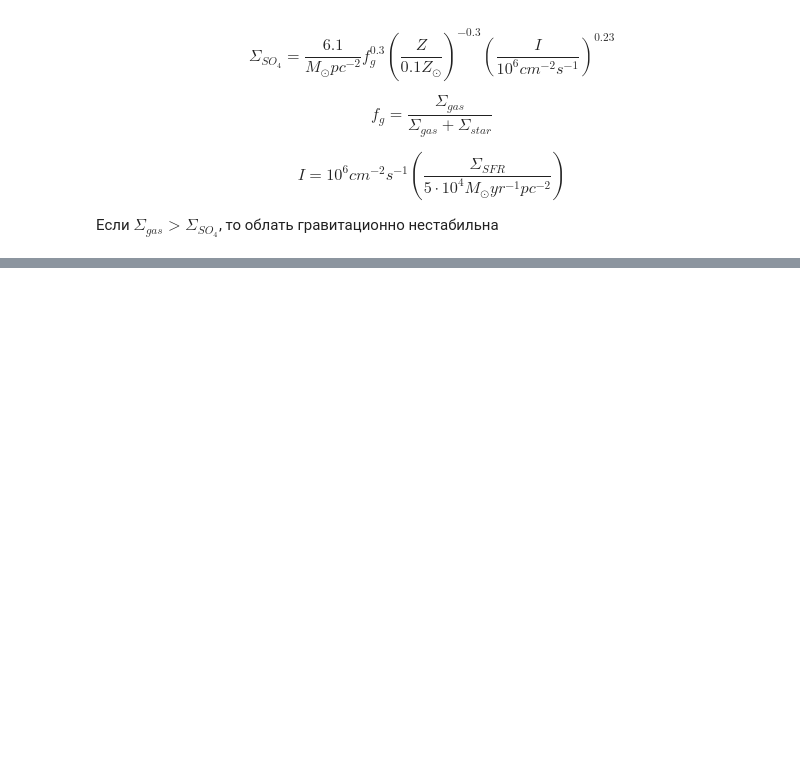
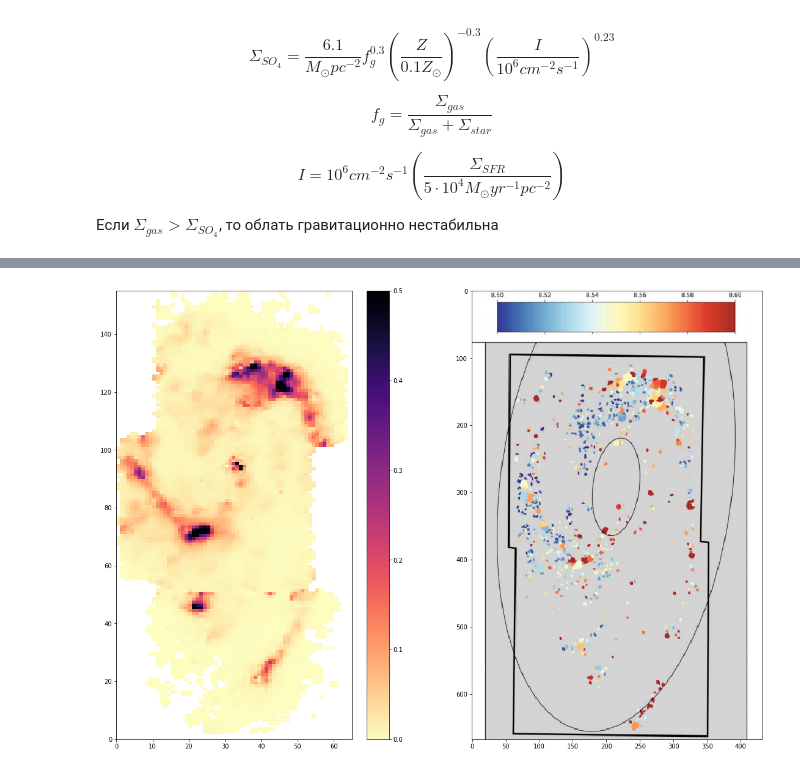
Before and after one commit to ValerieKostiuk/Course-work, a Jupyter notebook: NGC3627/cold_phase.ipynb, the cells around one changed output, grey strips where cells are left out. Saved outputs shown, nothing was run; the diff lists cells and outputs as text; code cells hidden in the pictures; blank space fills up the shorter version.

Commit message:
add metallicity map

```diff
--- a/NGC3627/cold_phase.ipynb
+++ b/NGC3627/cold_phase.ipynb
@@ -67,0 +71,11 @@ plt.colorbar()
+# %%
+plt.figure(figsize=[19, 13.5])
+plt.subplot(1,2,1)
+quadmesh = plt.pcolormesh(X, Y, Sigma_SFR, cmap='magma_r')
+quadmesh.set_clim(vmin=0.,vmax = 0.5)
+plt.colorbar()
+plt.subplot(1,2,2)
+plt.imshow(Im.open('./images/metal.png'))
+plt.show()
+# %% [output]
+[figure, added]
```
Also changed, not shown: parts of 10 cells of this notebook.
